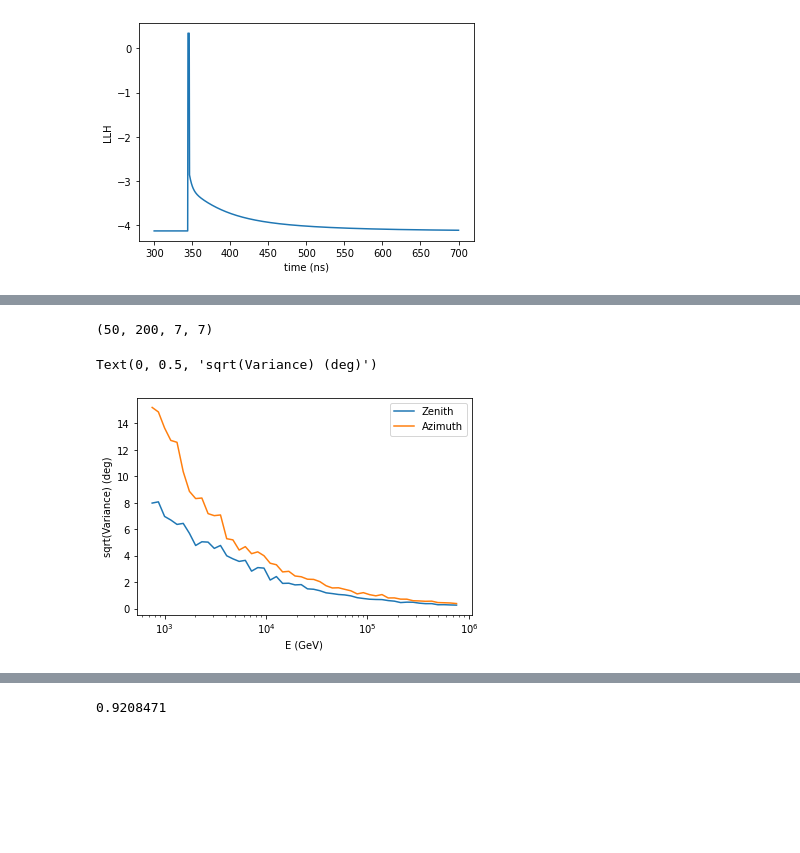
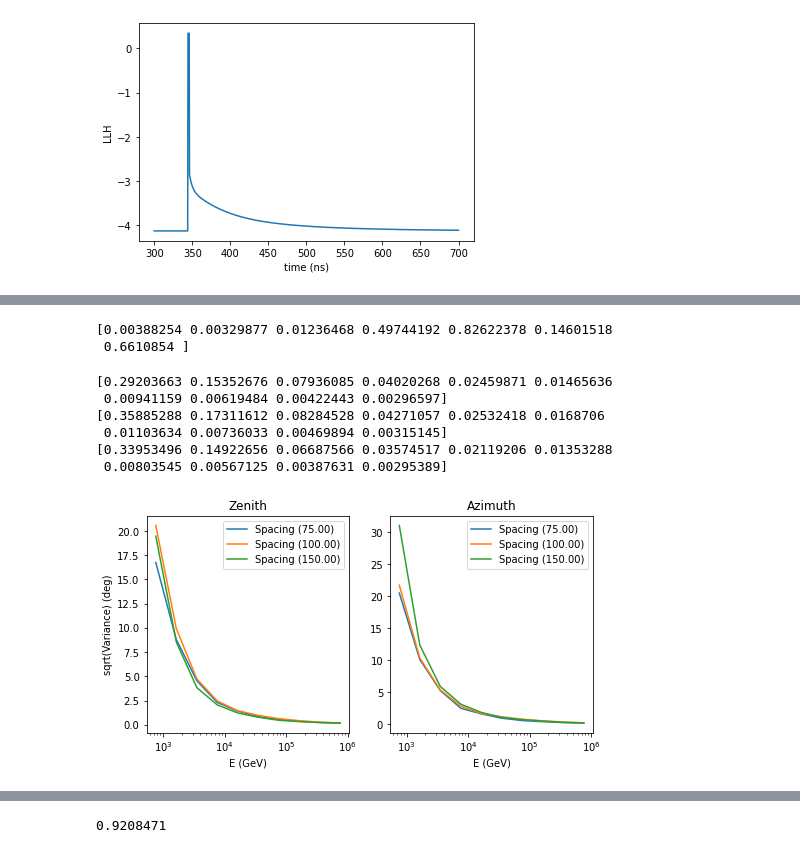
Before and after one commit to pone-software/hyperion, a Jupyter notebook: eval_nn_tres_param.ipynb, the cells around one changed output, grey strips where cells are left out. Drawn from its saved outputs; the diff is of its cells as text; code cells hidden in the pictures; blank space fills up the shorter version.

```diff
--- a/eval_nn_tres_param.ipynb
+++ b/eval_nn_tres_param.ipynb
@@ -391,0 +986,17 @@ cramer_var =
+# %%
+fig, axs = plt.subplots(2, 4, figsize=(5*4, 4*2))
+colors = sns.color_palette("colorblind")
+for i, (grpn, group) in enumerate(df.groupby(["spacing", "geom"])):
+    for colname, ax in zip(["log10(energy/GeV)", "theta_deg", "phi_deg", "x", "y", "z", "t"], axs.ravel()):
+        if grpn[1] == "tri":
+            continue
+        if grpn[1] == "hex":
+            ls = "--"
+        else:
+            ls = "-"
+        ax.plot(group.index, group[colname], label=f"Spacing: {grpn[1]}, {grpn[0]}m", ls=ls, color=colors[i//3])
+        ax.set_xscale("log")
+        ax.set_yscale("log")
+        ax.legend()
+        ax.set_ylabel(f"std({colname})")
+        ax.set_xlabel("Energy (GeV)")
@@ -392 +1028,7 @@ cramer_var =
+# %%
+crao = np.sqrt(np.diag(np.linalg.inv(fi)))
+print(crao)
+# %% [output]
+[0.00388254 0.00329877 0.01236468 0.49744192 0.82622378 0.14601518
+ 0.6610854 ]
 # %%
@@ -410,19 +1078,36 @@ for amp_gen in all_n_photons_gen:
-# %%
-np.asarray(all_hessians).shape
-# %% [output]
-(50, 200, 7, 7)
-# %%
-hess_mf = np.average(all_hessians, axis=1)
 # %%
-all_inv = np.asarray([np.sqrt(np.diag(np.linalg.inv(hess_mf[i]))) for i in range(50)])
-
-plt.plot(all_n_photons_gen/( 5.3 * 250 * 1e2), np.degrees(all_inv[:, 1]),  label="Zenith")
-plt.plot(all_n_photons_gen/( 5.3 * 250 * 1e2), np.degrees(all_inv[:, 2]),  label="Azimuth")
-plt.semilogx()
-plt.xlabel("E (GeV)")
-plt.legend()
-plt.ylabel("sqrt(Variance) (deg)")
+fig, axs = plt.subplots(1, 2, figsize=(8, 4))
+for i, spacing in enumerate(spacings):
+    all_inv = np.asarray(
+        [np.sqrt(np.diag(np.linalg.inv(hess_mf[i, j]))) for j in range(10)]
+    )
+    print(all_inv[:, 1])
+    axs[0].plot(
+        all_n_photons_gen / (5.3 * 250 * 1e2),
+        np.degrees(all_inv[:, 1]),
+        label=f"Spacing ({spacing:.2f})",
+    )
+    axs[1].plot(
+        all_n_photons_gen / (5.3 * 250 * 1e2),
+        np.degrees(all_inv[:, 2]),
+        label=f"Spacing ({spacing:.2f})",
+    )
+axs[0].set_xscale("log")
+axs[1].set_xscale("log")
+axs[0].set_xlabel("E (GeV)")
+axs[1].set_xlabel("E (GeV)")
+axs[0].legend()
+axs[1].legend()
+axs[0].set_ylabel("sqrt(Variance) (deg)")
+axs[0].set_title("Zenith")
+axs[1].set_title("Azimuth")
+plt.savefig("figures/cramer_rao_example.png", dpi=250)
 # %% [output]
-Text(0, 0.5, 'sqrt(Variance) (deg)')
+[0.29203663 0.15352676 0.07936085 0.04020268 0.02459871 0.01465636
+ 0.00941159 0.00619484 0.00422443 0.00296597]
+[0.35885288 0.17311612 0.08284528 0.04271057 0.02532418 0.0168706
+ 0.01103634 0.00736033 0.00469894 0.00315145]
+[0.33953496 0.14922656 0.06687566 0.03574517 0.02119206 0.01353288
+ 0.00803545 0.00567125 0.00387631 0.00295389]
-[figure, old version]
+[figure, new version]
 # %%
```
Also changed, not shown: parts of 49 cells of this notebook, 9 other files.
